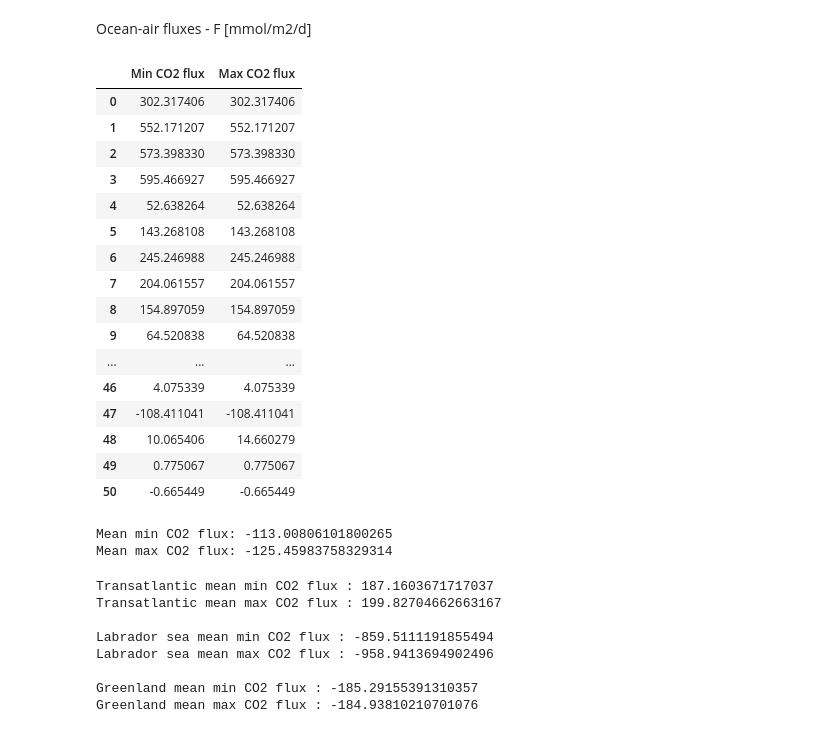
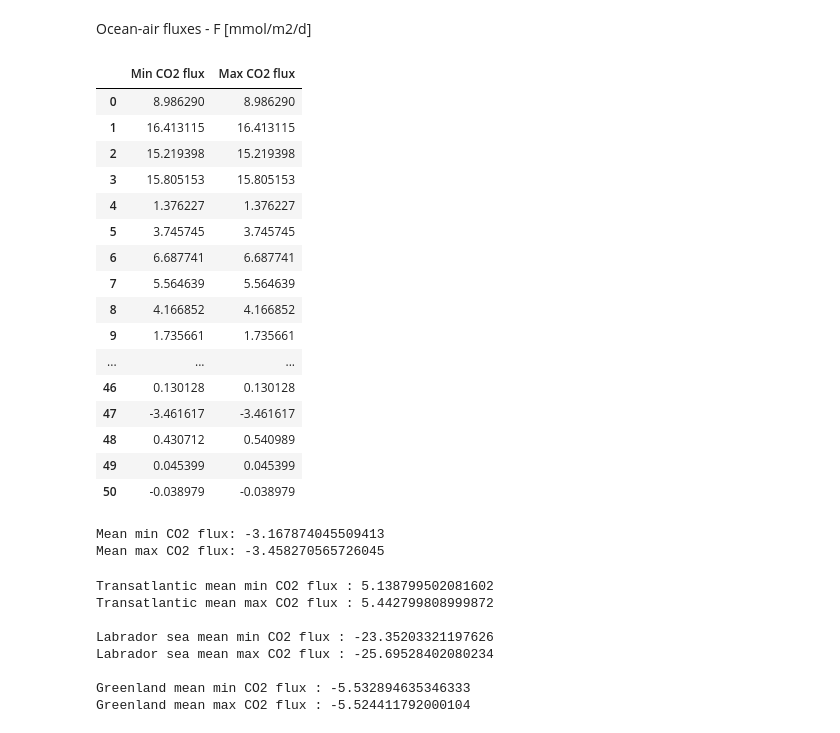
Before and after one commit to lolapricam/Sea-air_fluxes_Arctic, a Jupyter notebook: main_code.ipynb, the cells around one changed output. Drawn from its saved outputs; the diff is of its cells as text; code cells hidden in the pictures.

```diff
--- a/main_code.ipynb
+++ b/main_code.ipynb
@@ -176,8 +176,8 @@ print(metadata.head())
 4                  19.0              9.774444              9.774444
 # %%
 # Calculation of the gas transfer velocity K600 (MacIntyre et al., 2010)
-K600_min_ms = 2.04 * 10 * metadata["Min_Wind_Speed [m/s]"] + 2.0
-#print(K600_min_ms)
+K600_min_md = (2.04 * metadata["Min_Wind_Speed [m/s]"] + 2.0) * 0.24 # conversion from cm/h to m/d
+print(K600_min_ms)
 
-K600_max_ms = 2.04 * 10 * metadata["Max_Wind_Speed [m/s]"] + 2.0
+K600_max_md = (2.04 * metadata["Max_Wind_Speed [m/s]"] + 2.0) * 0.24 # conversion from cm/h to m/d
 #print(K600_max_ms)
@@ -249,37 +267,37 @@ Ki_max_CH4_md = K600_max_ms * (600 / Sc_CH4)**(-metadata["Max_n"])
 Ocean-air fluxes - F [mmol/m2/d]
 # %%
 #Fick’s first law for CO2 (Fick, 1855)
-F_min_CO2_mmolm2d = Ki_min_CO2_md * (data["co2_mmolm3"] - C_eq_CO2 * 10**3)
-F_max_CO2_mmolm2d = Ki_max_CO2_md * (data["co2_mmolm3"] - C_eq_CO2 * 10**3)
+F_min_CO2_mmolm2d = Ki_min_CO2_md * (data["co2_mmolm3"] - C_eq_CO2_molm3 * 10**3)
+F_max_CO2_mmolm2d = Ki_max_CO2_md * (data["co2_mmolm3"] - C_eq_CO2_molm3 * 10**3)
 
 df = pd.DataFrame({'Min CO2 flux': F_min_CO2_mmolm2d, 'Max CO2 flux': F_max_CO2_mmolm2d})
 display(df)
 
 #mean values
 mean_F_min_CO2_mmolm2d = np.mean(F_min_CO2_mmolm2d)
 mean_F_max_CO2_mmolm2d = np.mean(F_max_CO2_mmolm2d)
 print("Mean min CO2 flux:", mean_F_min_CO2_mmolm2d)
 print("Mean max CO2 flux:", mean_F_max_CO2_mmolm2d)
 # %% [output]
 |  | Min CO2 flux | Max CO2 flux |
-| 0 | 302.317406 | 302.317406 |
-| 1 | 552.171207 | 552.171207 |
-| 2 | 573.398330 | 573.398330 |
-| 3 | 595.466927 | 595.466927 |
-| 4 | 52.638264 | 52.638264 |
-| 5 | 143.268108 | 143.268108 |
-| 6 | 245.246988 | 245.246988 |
-| 7 | 204.061557 | 204.061557 |
-| 8 | 154.897059 | 154.897059 |
-| 9 | 64.520838 | 64.520838 |
+| 0 | 8.986290 | 8.986290 |
+| 1 | 16.413115 | 16.413115 |
+| 2 | 15.219398 | 15.219398 |
+| 3 | 15.805153 | 15.805153 |
+| 4 | 1.376227 | 1.376227 |
+| 5 | 3.745745 | 3.745745 |
+| 6 | 6.687741 | 6.687741 |
+| 7 | 5.564639 | 5.564639 |
+| 8 | 4.166852 | 4.166852 |
+| 9 | 1.735661 | 1.735661 |
 | ... | ... | ... |
-| 46 | 4.075339 | 4.075339 |
-| 47 | -108.411041 | -108.411041 |
-| 48 | 10.065406 | 14.660279 |
-| 49 | 0.775067 | 0.775067 |
-| 50 | -0.665449 | -0.665449 |
+| 46 | 0.130128 | 0.130128 |
+| 47 | -3.461617 | -3.461617 |
+| 48 | 0.430712 | 0.540989 |
+| 49 | 0.045399 | 0.045399 |
+| 50 | -0.038979 | -0.038979 |
-Mean min CO2 flux: -113.00806101800265
-Mean max CO2 flux: -125.45983758329314
+Mean min CO2 flux: -3.167874045509413
+Mean max CO2 flux: -3.458270565726045
 # %%
 #mean value of transatlantic samples
 mean_min_F_CO2_transat = np.mean(F_min_CO2_mmolm2d[0:28])
@@ -299,13 +317,13 @@ mean_max_F_CO2_greenland = np.mean(F_max_CO2_mmolm2d[38:])
 print("Greenland mean min CO2 flux :", mean_min_F_CO2_greenland)
 print("Greenland mean max CO2 flux :", mean_max_F_CO2_greenland)
 # %% [output]
-Transatlantic mean min CO2 flux : 187.1603671717037
-Transatlantic mean max CO2 flux : 199.82704662663167
+Transatlantic mean min CO2 flux : 5.138799502081602
+Transatlantic mean max CO2 flux : 5.442799808999872
 
-Labrador sea mean min CO2 flux : -859.5111191855494
-Labrador sea mean max CO2 flux : -958.9413694902496
+Labrador sea mean min CO2 flux : -23.35203321197626
+Labrador sea mean max CO2 flux : -25.69528402080234
 
-Greenland mean min CO2 flux : -185.29155391310357
-Greenland mean max CO2 flux : -184.93810210701076
+Greenland mean min CO2 flux : -5.532894635346333
+Greenland mean max CO2 flux : -5.524411792000104
 # %%
 #Fick’s first law for CH4 (Fick, 1855)
```
Also changed, not shown: parts of 6 cells of this notebook.
